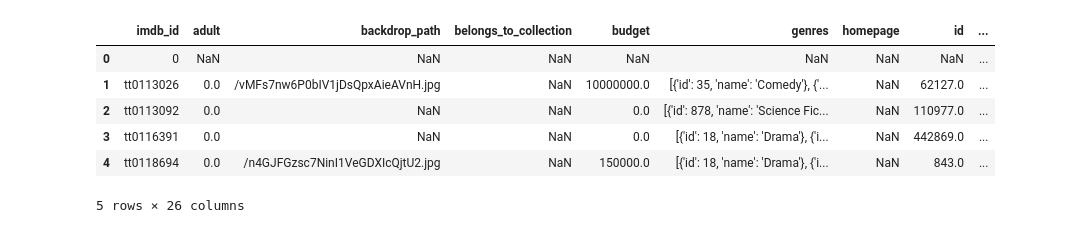
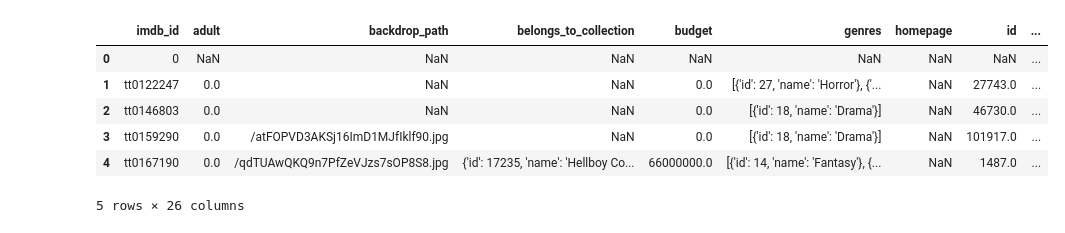
Before and after one commit to 808hanronald/project-2.3, a Jupyter notebook: Project 2.4 hypothesis testing.ipynb, the cells around one changed output. Saved outputs shown, nothing was run; the diff lists cells and outputs as text; code cells hidden in the pictures.

```diff
--- a/Project 2.4 hypothesis testing.ipynb
+++ b/Project 2.4 hypothesis testing.ipynb
@@ -5,14 +5,14 @@ import matplotlib.pyplot as plt
 import seaborn as sns
 import scipy.stats as stats
 # %%
-fpath='Data/hypothesis_data.csv.gz'
+fpath='Data/final_hypothesis_data.csv.gz'
 df=pd.read_csv(fpath,lineterminator='\n')
 df.head()
 # %% [output]
 |  | imdb_id | adult | backdrop_path | belongs_to_collection | budget | genres | homepage | id | ... |
 | 0 | 0 | NaN | NaN | NaN | NaN | NaN | NaN | NaN | ... |
-| 1 | tt0113026 | 0.0 | /vMFs7nw6P0bIV1jDsQpxAieAVnH.jpg | NaN | 10000000.0 | [{'id': 35, 'name': 'Comedy'}, {'... | NaN | 62127.0 | ... |
-| 2 | tt0113092 | 0.0 | NaN | NaN | 0.0 | [{'id': 878, 'name': 'Science Fic... | NaN | 110977.0 | ... |
-| 3 | tt0116391 | 0.0 | NaN | NaN | 0.0 | [{'id': 18, 'name': 'Drama'}, {'i... | NaN | 442869.0 | ... |
-| 4 | tt0118694 | 0.0 | /n4GJFGzsc7NinI1VeGDXIcQjtU2.jpg | NaN | 150000.0 | [{'id': 18, 'name': 'Drama'}, {'i... | NaN | 843.0 | ... |
+| 1 | tt0122247 | 0.0 | NaN | NaN | 0.0 | [{'id': 27, 'name': 'Horror'}, {'... | NaN | 27743.0 | ... |
+| 2 | tt0146803 | 0.0 | NaN | NaN | 0.0 | [{'id': 18, 'name': 'Drama'}] | NaN | 46730.0 | ... |
+| 3 | tt0159290 | 0.0 | /atFOPVD3AKSj16ImD1MJfIklf90.jpg | NaN | 0.0 | [{'id': 18, 'name': 'Drama'}] | NaN | 101917.0 | ... |
+| 4 | tt0167190 | 0.0 | /qdTUAwQKQ9n7PfZeVJzs7sOP8S8.jpg | {'id': 17235, 'name': 'Hellboy Co... | 66000000.0 | [{'id': 14, 'name': 'Fantasy'}, {... | NaN | 1487.0 | ... |
 5 rows × 26 columns
```
Also changed, not shown: parts of 28 cells of this notebook, 3 other files.
